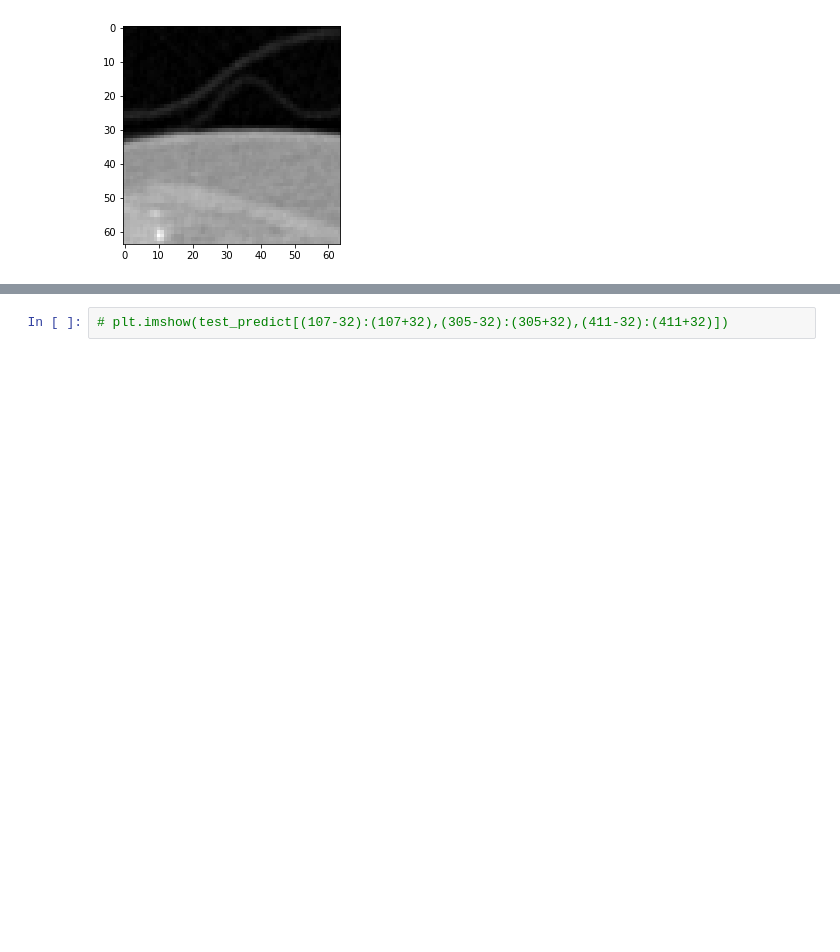
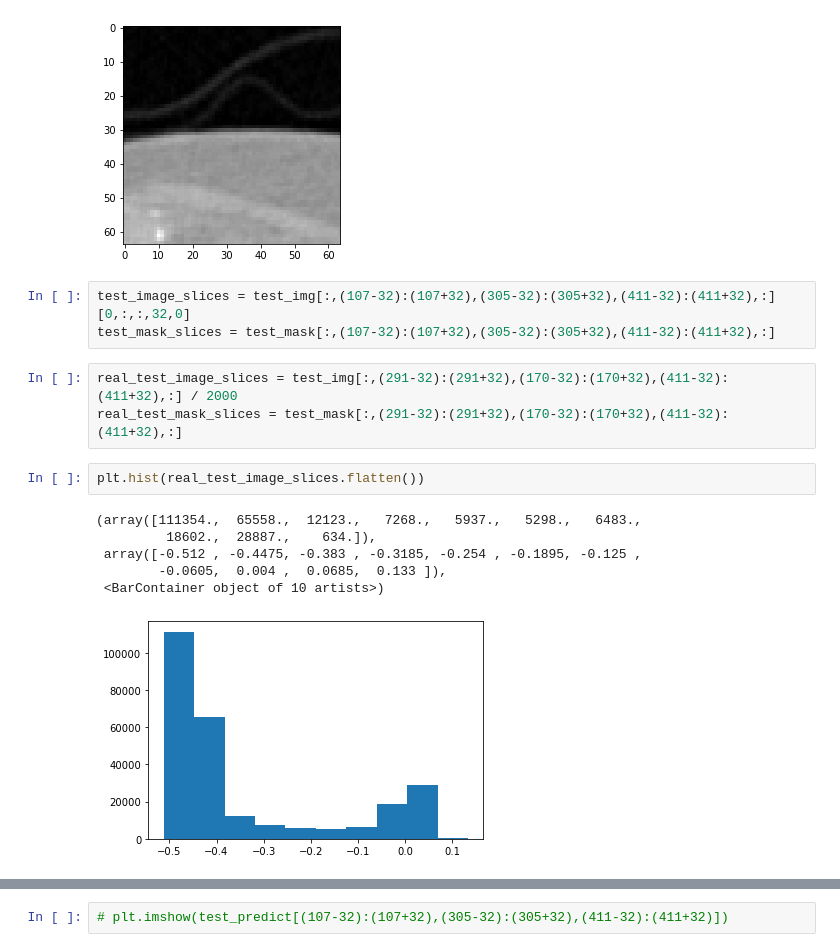
Before and after one commit to jtabalon/airway_seg, a Jupyter notebook: fit_one_image.ipynb, the cells around one changed output, grey strips where cells are left out. Cells and saved outputs as stored; diff of their text form; blank space fills up the shorter version.

```diff
--- a/fit_one_image.ipynb
+++ b/fit_one_image.ipynb
@@ -220,3 +229,18 @@ plt.imshow(test_img[:,(107-32):(107+32),(305-32):(305+32),(411-32):(411+32),:][0
 # %% [output]
 <matplotlib.image.AxesImage at 0x...>
 [figure]
+# %%
+test_image_slices = test_img[:,(107-32):(107+32),(305-32):(305+32),(411-32):(411+32),:][0,:,:,32,0]
+test_mask_slices = test_mask[:,(107-32):(107+32),(305-32):(305+32),(411-32):(411+32),:]
+# %%
+real_test_image_slices = test_img[:,(291-32):(291+32),(170-32):(170+32),(411-32):(411+32),:] / 2000
+real_test_mask_slices = test_mask[:,(291-32):(291+32),(170-32):(170+32),(411-32):(411+32),:]
+# %%
+plt.hist(real_test_image_slices.flatten())
+# %% [output]
+(array([111354.,  65558.,  12123.,   7268.,   5937.,   5298.,   6483.,
+         18602.,  28887.,    634.]),
+ array([-0.512 , -0.4475, -0.383 , -0.3185, -0.254 , -0.1895, -0.125 ,
+        -0.0605,  0.004 ,  0.0685,  0.133 ]),
+ <BarContainer object of 10 artists>)
+[figure, added]
```
Also changed, not shown: parts of 22 cells of this notebook.
